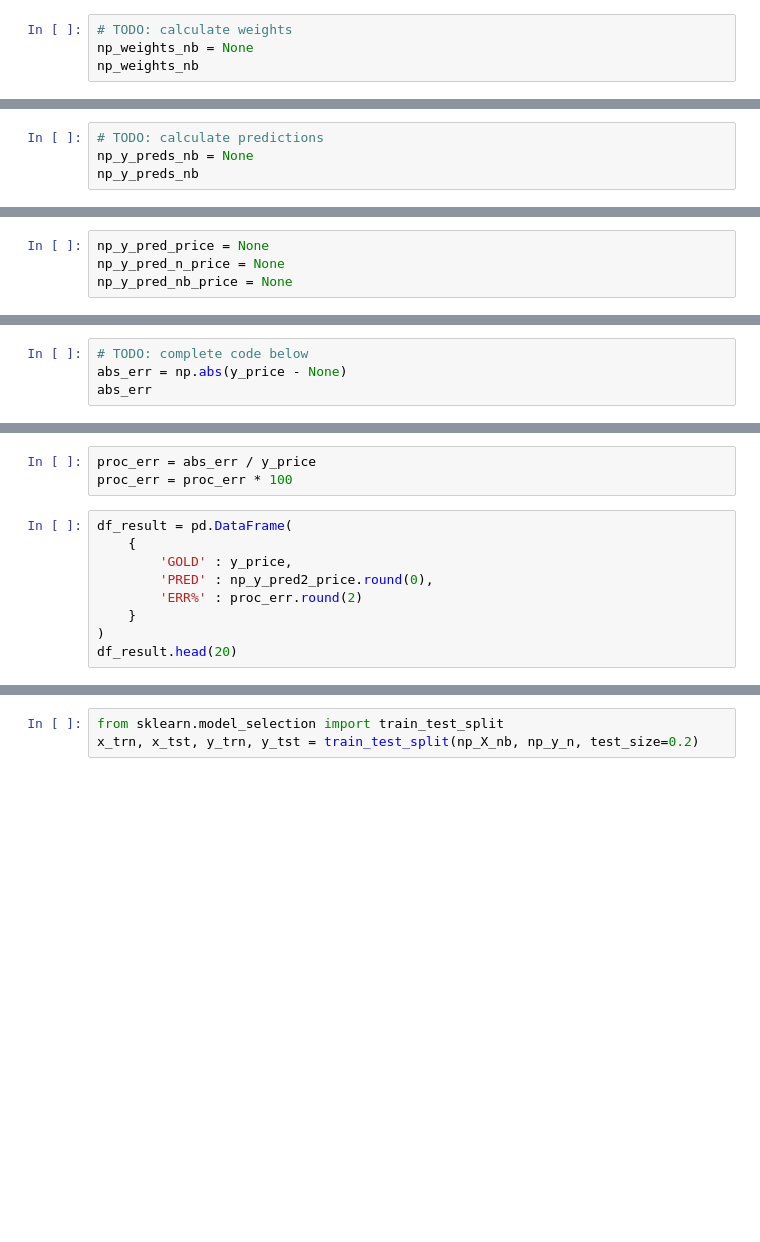
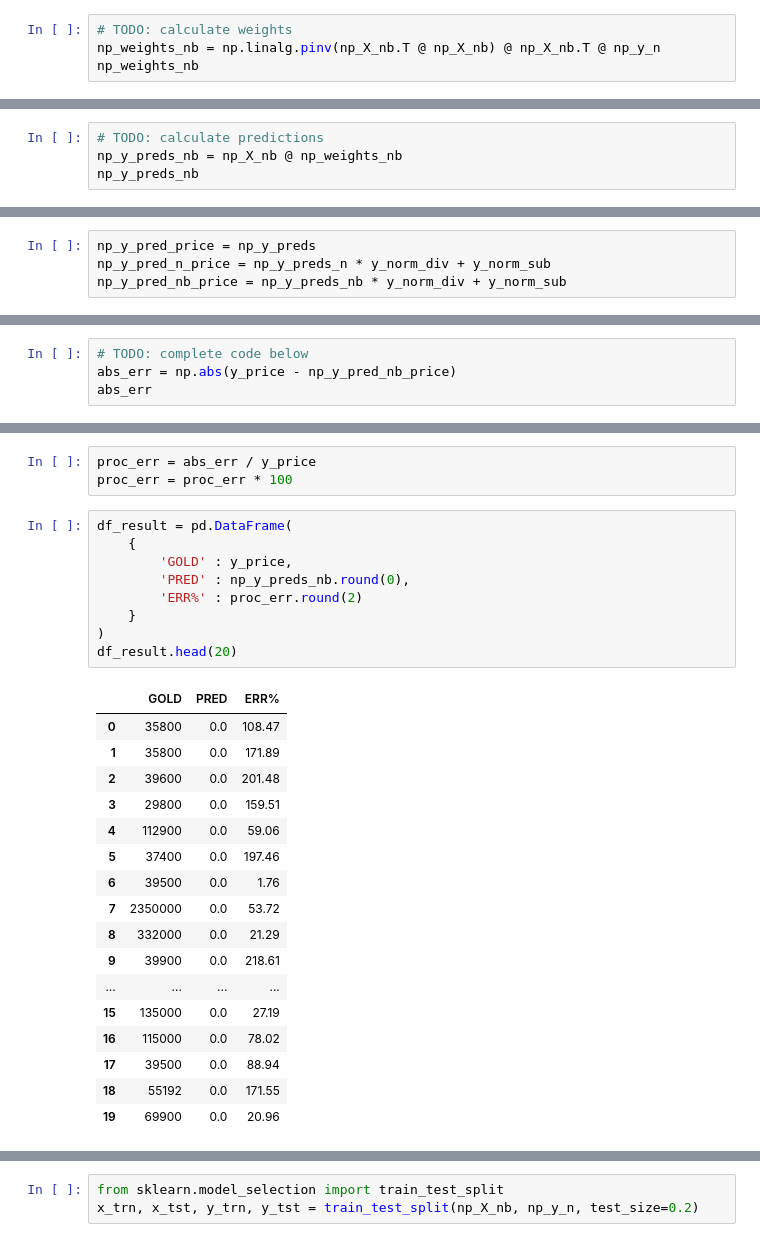
Before and after one commit to gugumoky275/DS105-02, a Jupyter notebook: scripts/01_real_estate_models_base.ipynb, the cells around one changed output, grey strips where cells are left out. Saved outputs shown, nothing was run; the diff lists cells and outputs as text; blank space fills up the shorter version.

```diff
--- a/scripts/01_real_estate_models_base.ipynb
+++ b/scripts/01_real_estate_models_base.ipynb
@@ -142,4 +383,4 @@ np_X_nb
 # %%
 # TODO: calculate weights
-np_weights_nb = None
+np_weights_nb = np.linalg.pinv(np_X_nb.T @ np_X_nb) @ np_X_nb.T @ np_y_n
 np_weights_nb
@@ -146,4 +389,4 @@ np_weights_nb
 # %%
 # TODO: calculate predictions
-np_y_preds_nb = None
+np_y_preds_nb = np_X_nb @ np_weights_nb
 np_y_preds_nb
@@ -152,7 +418,7 @@ plt.hist(np_y_preds_nb, bins=50)
 # %%
-np_y_pred_price = None
-np_y_pred_n_price = None
-np_y_pred_nb_price = None
+np_y_pred_price = np_y_preds
+np_y_pred_n_price = np_y_preds_n * y_norm_div + y_norm_sub
+np_y_pred_nb_price = np_y_preds_nb * y_norm_div + y_norm_sub
 # %% [markdown]
 ### Now lets prepare some friendly calitative analysis outputs
 # %% [markdown]
@@ -193,5 +495,5 @@ df_result_nb.head(10)
 Now lets see some quantitative analysis of the results
 # %%
 # TODO: complete code below
-abs_err = np.abs(y_price - None)
+abs_err = np.abs(y_price - np_y_pred_nb_price)
 abs_err
@@ -201,11 +516,29 @@ proc_err = proc_err * 100
 # %%
 df_result = pd.DataFrame(
     {
         'GOLD' : y_price,
-        'PRED' : np_y_pred2_price.round(0),
+        'PRED' : np_y_preds_nb.round(0),
         'ERR%' : proc_err.round(2)
     }
 )
 df_result.head(20)
+# %% [output]
+|  | GOLD | PRED | ERR% |
+| 0 | 35800 | 0.0 | 108.47 |
+| 1 | 35800 | 0.0 | 171.89 |
+| 2 | 39600 | 0.0 | 201.48 |
+| 3 | 29800 | 0.0 | 159.51 |
+| 4 | 112900 | 0.0 | 59.06 |
+| 5 | 37400 | 0.0 | 197.46 |
+| 6 | 39500 | 0.0 | 1.76 |
+| 7 | 2350000 | 0.0 | 53.72 |
+| 8 | 332000 | 0.0 | 21.29 |
+| 9 | 39900 | 0.0 | 218.61 |
+| ... | ... | ... | ... |
+| 15 | 135000 | 0.0 | 27.19 |
+| 16 | 115000 | 0.0 | 78.02 |
+| 17 | 39500 | 0.0 | 88.94 |
+| 18 | 55192 | 0.0 | 171.55 |
+| 19 | 69900 | 0.0 | 20.96 |
 # %%
 df_result.tail(20)
```
Also changed, not shown: parts of 41 cells of this notebook.
